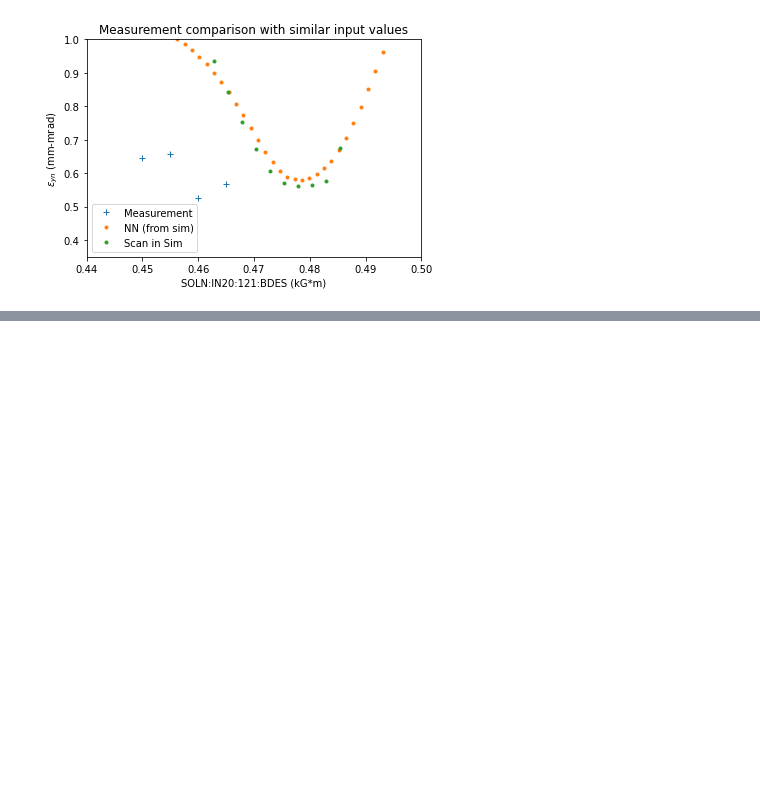
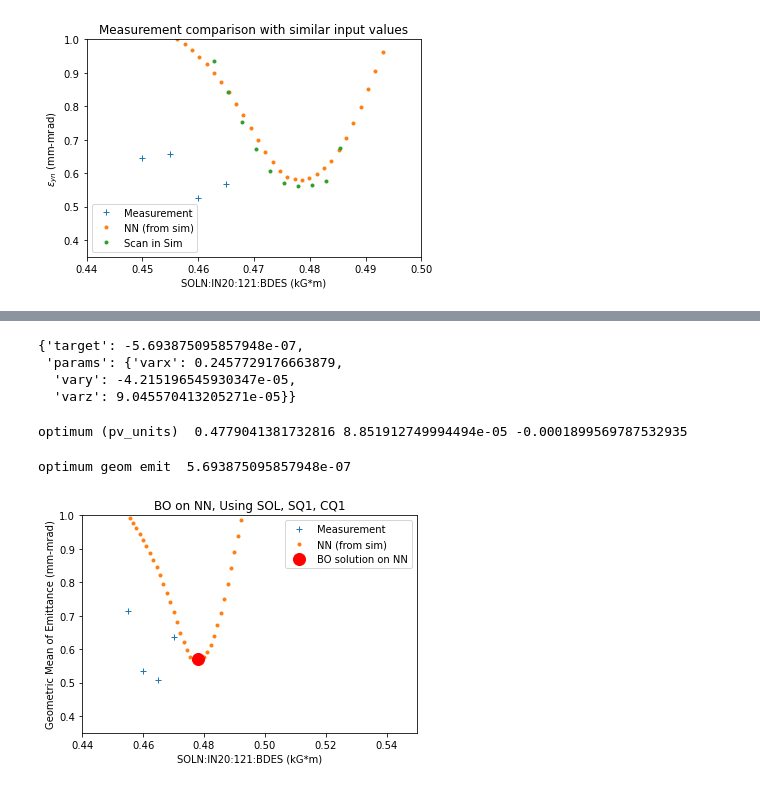
Before and after one commit to singh96aman/lcls_cu_injector_tuning, a Jupyter notebook: models/simple_models/LCLS_Cu_Inj_scalar_beam_size_emit_OTR2_EASY.ipynb, the cells around one changed output, grey strips where cells are left out. Drawn from its saved outputs; the diff is of its cells as text; code cells hidden in the pictures; blank space fills up the shorter version.

```diff
--- a/models/simple_models/LCLS_Cu_Inj_scalar_beam_size_emit_OTR2_EASY.ipynb
+++ b/models/simple_models/LCLS_Cu_Inj_scalar_beam_size_emit_OTR2_EASY.ipynb
@@ -643,0 +718,64 @@ plt.show()
+# %%
+optimizer.max
+# %% [output]
+{'target': -5.693875095857948e-07,
+ 'params': {'varx': 0.2457729176663879,
+  'vary': -4.215196545930347e-05,
+  'varz': 9.045570413205271e-05}}
+# %%
+SOL_opt = optimizer.max['params']['varx']*sim_to_pv_factor['SOL1:solenoid_field_scale']
+CQ_opt = optimizer.max['params']['vary']*sim_to_pv_factor['CQ01:b1_gradient']
+SQ_opt = optimizer.max['params']['varz']*sim_to_pv_factor['SQ01:b1_gradient']
+print('optimum (pv_units) ',SOL_opt, CQ_opt, SQ_opt)
+# %% [output]
+optimum (pv_units)  0.4779041381732816 8.851912749994494e-05 -0.0001899569787532935
+# %%
+opt_emit = -1*optimizer.max['target']
+print('optimum geom emit ', opt_emit)
+# %% [output]
+optimum geom emit  5.693875095857948e-07
+# %%
+# update point around which to scan
+opt_ref_point =  [[ 4.23867825e-01,
+    3.06083484e+00,
+    2.50000000e+02,
+    2.45806452e-01,
+    7.13917676e-04,
+    3.27285211e-04,
+    5.80000000e+07,
+    -9.53597349e+00,
+    7.00000000e+07,
+    9.85566222e+00]]
+
+opt_ref_point[0][loc_in['SOL1:solenoid_field_scale']] = optimizer.max['params']['varx']
+opt_ref_point[0][loc_in['CQ01:b1_gradient']] = optimizer.max['params']['vary']
+opt_ref_point[0][loc_in['SQ01:b1_gradient']] = optimizer.max['params']['varz']
+# %%
+# set scan
+scanvar = 'SOL1:solenoid_field_scale'
+scan_range_pv = [0.44/sim_to_pv_factor['SOL1:solenoid_field_scale'], 0.55/sim_to_pv_factor['SOL1:solenoid_field_scale']]
+
+#do scan
+X_scan,Y_pred = do_scan(scanvar,scan_range = scan_range_pv, ref_point=opt_ref_point, plot=False);
+
+#convert data
+X_scan = X_scan[:,loc_in[scanvar]]*sim_to_pv_factor[scanvar]
+X_data = sim_inputs[sim_scan_idx[scanvar][0]:sim_scan_idx[scanvar][1]][scanvar]*sim_to_pv_factor[scanvar]
+Y_data = sim_outputs[sim_scan_idx[scanvar][0]:sim_scan_idx[scanvar][1]]
+
+#plot
+xlabel = sim_name_to_pv_name[scanvar] +' '+ pv_unit[sim_name_to_pv_name[scanvar]]
+# %%
+plt.plot(sol,emitx,'+')
+plt.plot(X_scan, np.sqrt((Y_pred[:,loc_out['norm_emit_x']]*10**6)*(Y_pred[:,loc_out['norm_emit_x']]*10**6)),'.')
+plt.plot(SOL_opt,opt_emit*10**6,'ro',markersize = 12)
+plt.ylabel('Geometric Mean of Emittance (mm-mrad)')
+xlabel = sim_name_to_pv_name[scanvar] +' '+ pv_unit[sim_name_to_pv_name[scanvar]]
+plt.xlabel(xlabel)
+plt.ylim([0.35,1])
+plt.xlim([0.44,0.55])
+plt.legend(['Measurement','NN (from sim)','BO solution on NN'])
+plt.title('BO on NN, Using SOL, SQ1, CQ1')
+plt.show()
+# %% [output]
+[figure, added]
```
Also changed, not shown: parts of 7 cells of this notebook.
